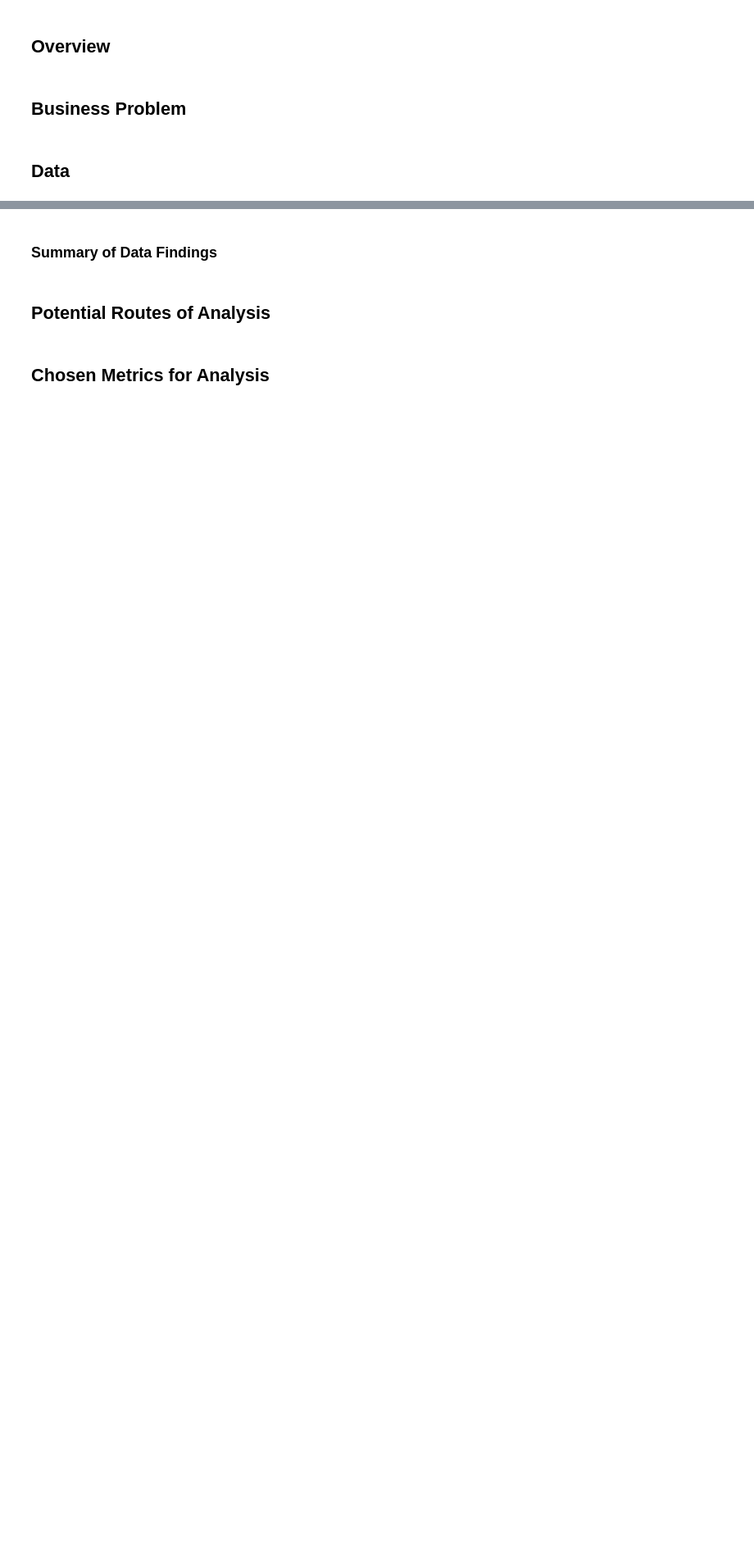
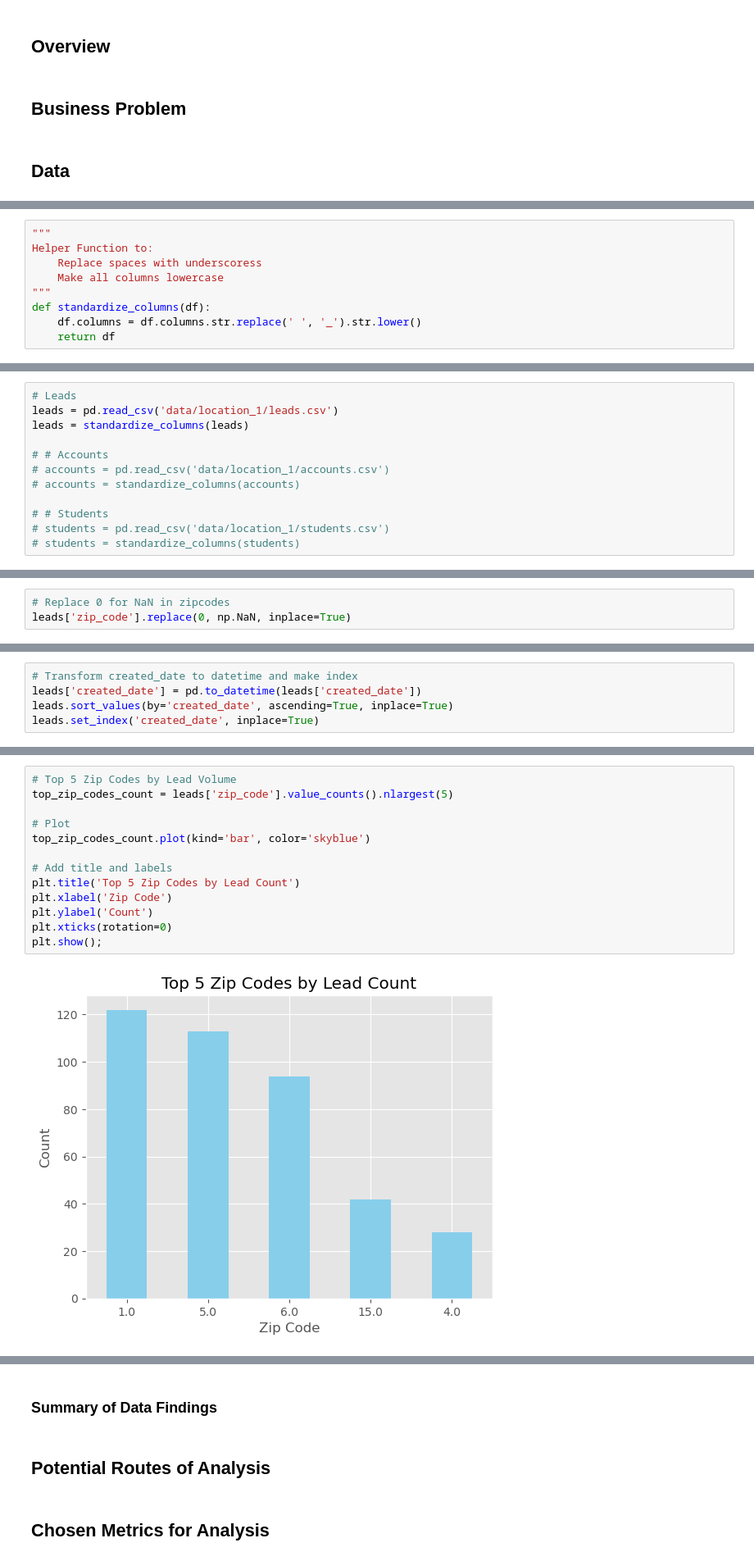
Before and after one commit to elijahlopez94/trends_in_supplemental_education_program, a Jupyter notebook: eda_notebook.ipynb, the cells around one changed output, grey strips where cells are left out. Shown at 82% size. Saved outputs shown, nothing was run; the diff lists cells and outputs as text; blank space fills up the shorter version.

```diff
--- a/eda_notebook.ipynb
+++ b/eda_notebook.ipynb
@@ -10,0 +22,9 @@ Author: Elijah Lopez
+# %%
+"""
+Helper Function to:
+    Replace spaces with underscoress
+    Make all columns lowercase
+"""
+def standardize_columns(df):
+    df.columns = df.columns.str.replace(' ', '_').str.lower()
+    return df
@@ -10,0 +33,12 @@ Author: Elijah Lopez
+# %%
+# Leads
+leads = pd.read_csv('data/location_1/leads.csv')
+leads = standardize_columns(leads)
+
+# # Accounts
+# accounts = pd.read_csv('data/location_1/accounts.csv')
+# accounts = standardize_columns(accounts)
+
+# # Students
+# students = pd.read_csv('data/location_1/students.csv')
+# students = standardize_columns(students)
@@ -10,0 +60,3 @@ Author: Elijah Lopez
+# %%
+# Replace 0 for NaN in zipcodes
+leads['zip_code'].replace(0, np.NaN, inplace=True)
@@ -10,0 +118,5 @@ Author: Elijah Lopez
+# %%
+# Transform created_date to datetime and make index
+leads['created_date'] = pd.to_datetime(leads['created_date'])
+leads.sort_values(by='created_date', ascending=True, inplace=True)
+leads.set_index('created_date', inplace=True)
@@ -10,0 +130,15 @@ Author: Elijah Lopez
+# %%
+# Top 5 Zip Codes by Lead Volume
+top_zip_codes_count = leads['zip_code'].value_counts().nlargest(5)
+
+# Plot
+top_zip_codes_count.plot(kind='bar', color='skyblue')
+
+# Add title and labels
+plt.title('Top 5 Zip Codes by Lead Count')
+plt.xlabel('Zip Code')
+plt.ylabel('Count')
+plt.xticks(rotation=0)
+plt.show();
+# %% [output]
+[figure, added]
```
Also changed, not shown: parts of 63 cells of this notebook.
